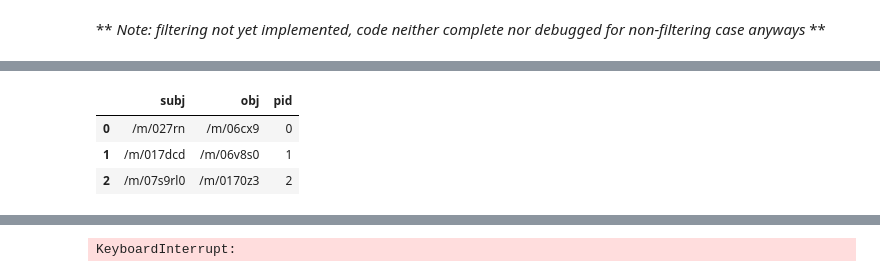
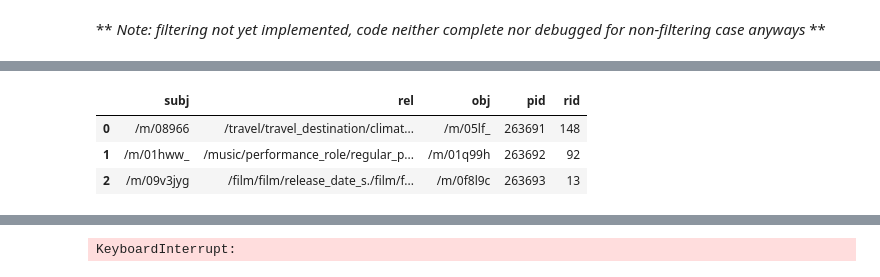
Before and after one commit to bradleypallen/fb15k-akbc, a Jupyter notebook: FB15K-237 Evaluation.ipynb, the cells around one changed output, grey strips where cells are left out. Saved outputs shown, nothing was run; the diff lists cells and outputs as text; code cells hidden in the pictures.

```diff
--- a/FB15K-237 Evaluation.ipynb
+++ b/FB15K-237 Evaluation.ipynb
@@ -115,7 +158,7 @@ def reciprocal_rank(correct_response, responses):
 # %%
-entity_pairs.head(3)
+triples.head(3)
 # %% [output]
-|  | subj | obj | pid |
-| 0 | /m/027rn | /m/06cx9 | 0 |
-| 1 | /m/017dcd | /m/06v8s0 | 1 |
-| 2 | /m/07s9rl0 | /m/0170z3 | 2 |
+|  | subj | rel | obj | pid | rid |
+| 0 | /m/08966 | /travel/travel_destination/climat... | /m/05lf_ | 263691 | 148 |
+| 1 | /m/01hww_ | /music/performance_role/regular_p... | /m/01q99h | 263692 | 92 |
+| 2 | /m/09v3jyg | /film/film/release_date_s./film/f... | /m/0f8l9c | 263693 | 13 |
```
Also changed, not shown: parts of 8 cells of this notebook.
